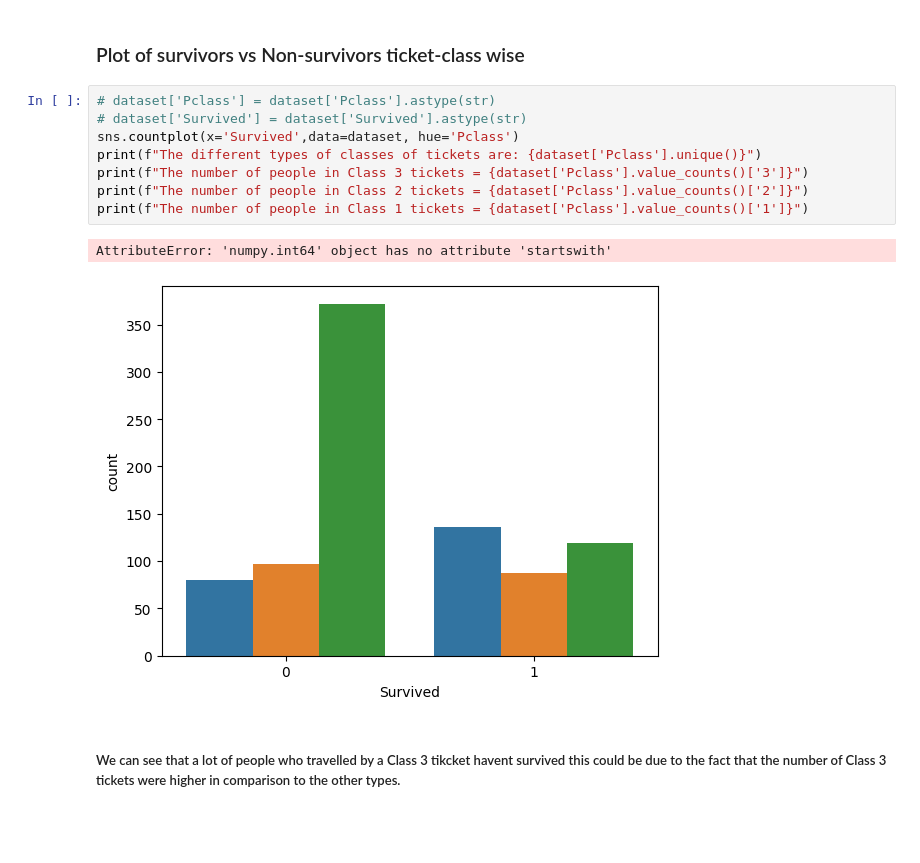
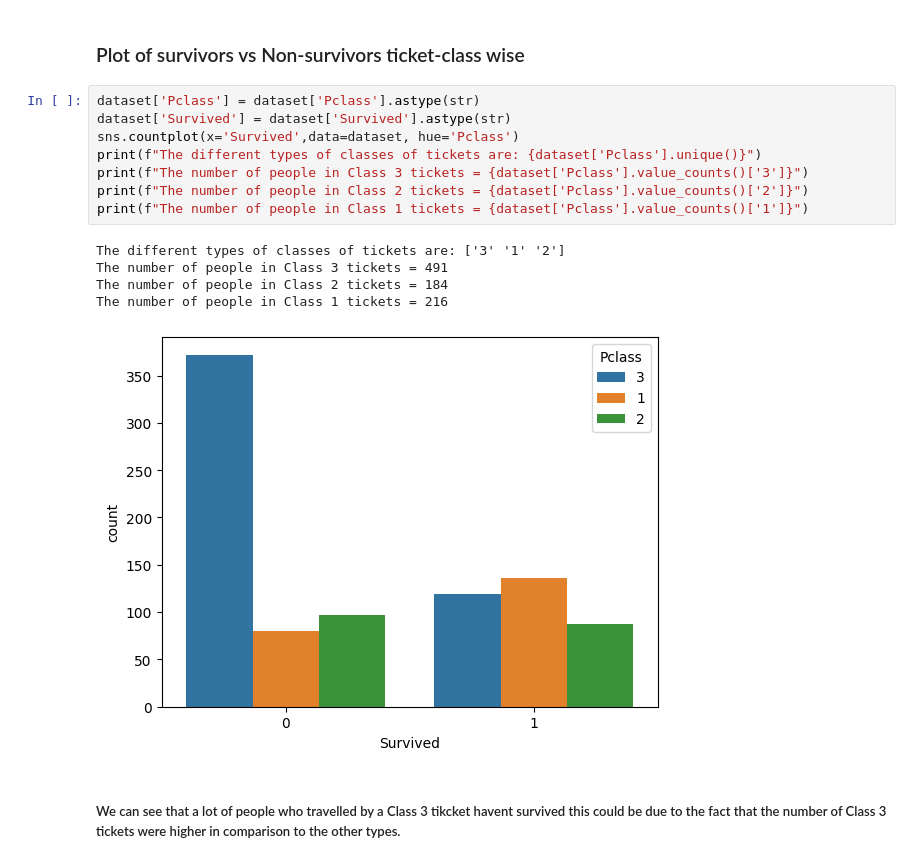
Before and after one commit to smartinternz02/SI-GuidedProject-581974-1694665929, a Jupyter notebook: ASSIGNMENT-3/Titanic.ipynb, the cells around one changed output. Saved outputs shown, nothing was run; the diff lists cells and outputs as text; blank space fills up the shorter version.

```diff
--- a/ASSIGNMENT-3/Titanic.ipynb
+++ b/ASSIGNMENT-3/Titanic.ipynb
@@ -50,16 +50,19 @@ sns.countplot(x='Survived',data=dataset,hue = 'Sex')
 # %% [markdown]
 ### Plot of survivors vs Non-survivors ticket-class wise
 # %%
-# dataset['Pclass'] = dataset['Pclass'].astype(str)
-# dataset['Survived'] = dataset['Survived'].astype(str)
+dataset['Pclass'] = dataset['Pclass'].astype(str)
+dataset['Survived'] = dataset['Survived'].astype(str)
 sns.countplot(x='Survived',data=dataset, hue='Pclass')
 print(f"The different types of classes of tickets are: {dataset['Pclass'].unique()}")
 print(f"The number of people in Class 3 tickets = {dataset['Pclass'].value_counts()['3']}")
 print(f"The number of people in Class 2 tickets = {dataset['Pclass'].value_counts()['2']}")
 print(f"The number of people in Class 1 tickets = {dataset['Pclass'].value_counts()['1']}")
 # %% [output]
-AttributeError: 'numpy.int64' object has no attribute 'startswith'
+The different types of classes of tickets are: ['3' '1' '2']
+The number of people in Class 3 tickets = 491
+The number of people in Class 2 tickets = 184
+The number of people in Class 1 tickets = 216
-[figure, old version]
+[figure, new version]
 # %% [markdown]
 ##### We can see that a lot of people who travelled by a Class 3 tikcket havent survived this could be due to the fact that the number of Class 3 tickets were higher in comparison to the other types.
 # %% [markdown]
```
Also changed, not shown: parts of 1 cell of this notebook.
